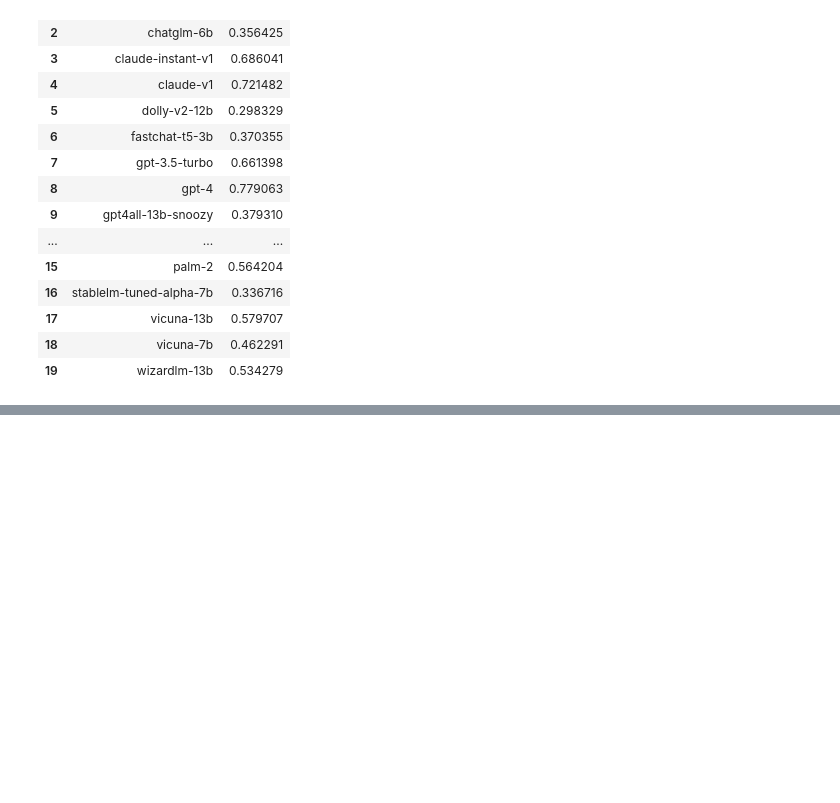
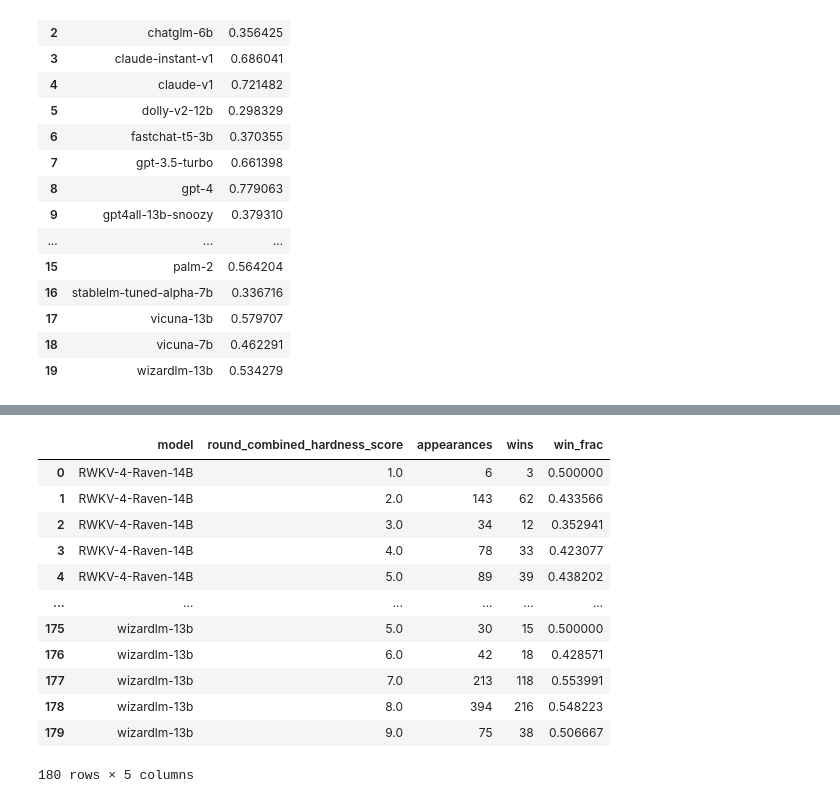
Before and after one commit to surajr10/ds200-grad-project, a Jupyter notebook: notebooks/suraj_eda.ipynb, the cells around one changed output, grey strips where cells are left out. Cells and saved outputs as stored; diff of their text form; code cells hidden in the pictures; blank space fills up the shorter version.

```diff
--- a/notebooks/suraj_eda.ipynb
+++ b/notebooks/suraj_eda.ipynb
@@ -319,0 +361,18 @@ merge_df.groupby('judge')[]
+# %%
+model_hardness_win_fracs = pd.merge(appearances_grouped, hardness_wins_grouped, on=['model', 'round_combined_hardness_score'], how='left')
+model_hardness_win_fracs['win_frac'] = model_hardness_win_fracs['wins'] / model_hardness_win_fracs['appearances']
+model_hardness_win_fracs
+# %% [output]
+|  | model | round_combined_hardness_score | appearances | wins | win_frac |
+| 0 | RWKV-4-Raven-14B | 1.0 | 6 | 3 | 0.500000 |
+| 1 | RWKV-4-Raven-14B | 2.0 | 143 | 62 | 0.433566 |
+| 2 | RWKV-4-Raven-14B | 3.0 | 34 | 12 | 0.352941 |
+| 3 | RWKV-4-Raven-14B | 4.0 | 78 | 33 | 0.423077 |
+| 4 | RWKV-4-Raven-14B | 5.0 | 89 | 39 | 0.438202 |
+| ... | ... | ... | ... | ... | ... |
+| 175 | wizardlm-13b | 5.0 | 30 | 15 | 0.500000 |
+| 176 | wizardlm-13b | 6.0 | 42 | 18 | 0.428571 |
+| 177 | wizardlm-13b | 7.0 | 213 | 118 | 0.553991 |
+| 178 | wizardlm-13b | 8.0 | 394 | 216 | 0.548223 |
+| 179 | wizardlm-13b | 9.0 | 75 | 38 | 0.506667 |
+180 rows × 5 columns
```
Also changed, not shown: parts of 9 cells of this notebook.
